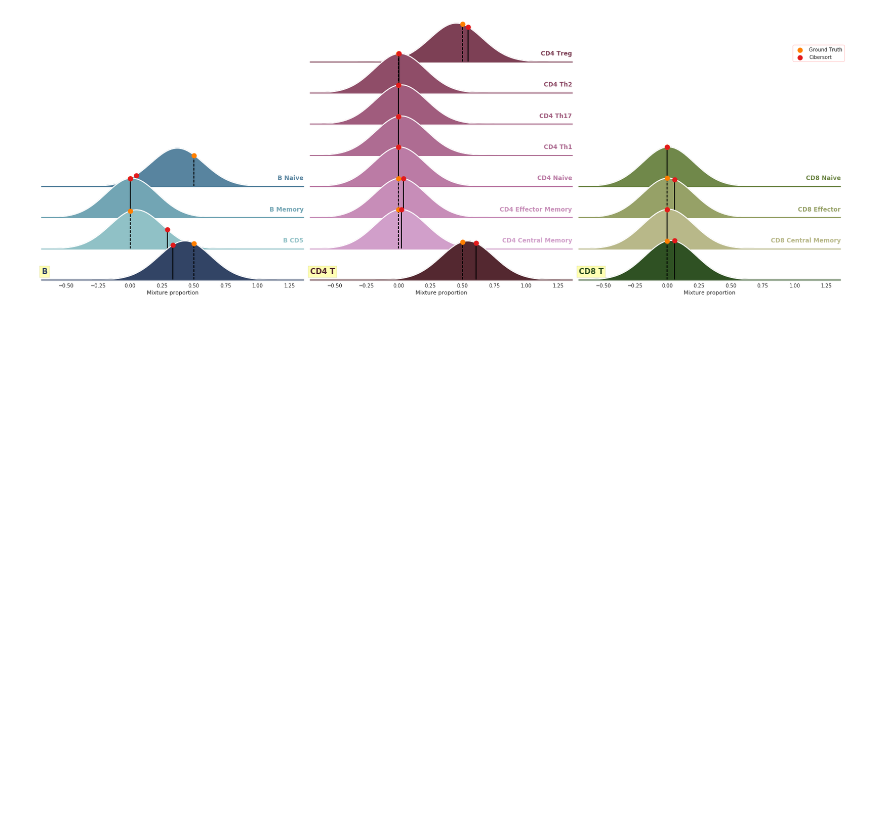
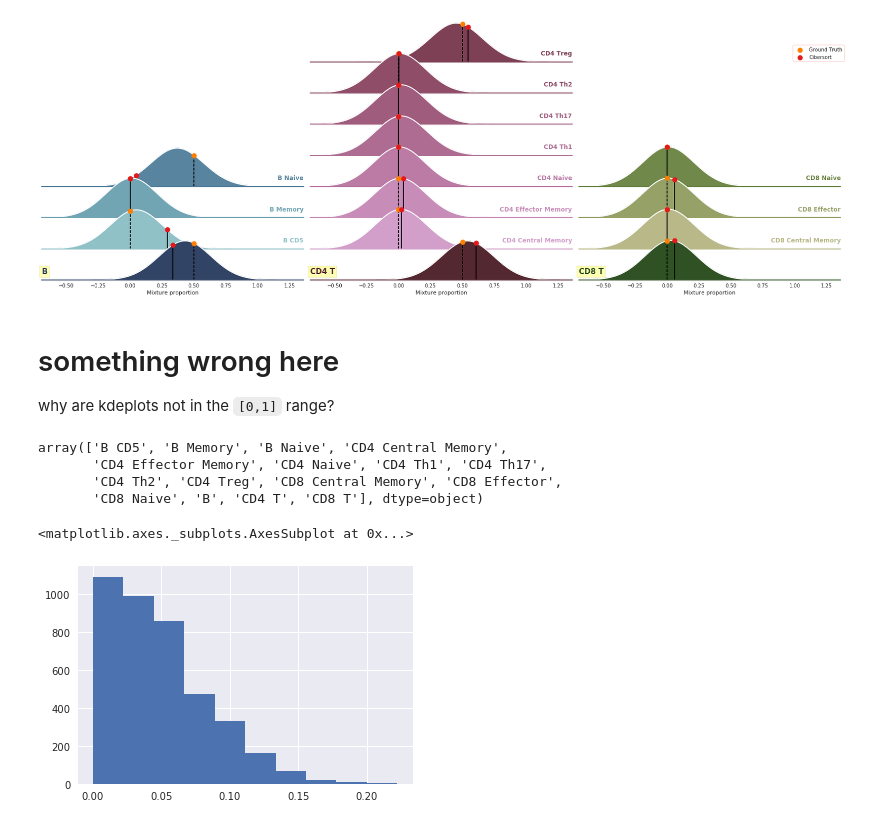
Before and after one commit to hammerlab/immune-infiltrate-explorations, a Jupyter notebook: model-single-origin-samples/2.1.2 Clearer figure.ipynb, the cells around one changed output. Drawn from its saved outputs; the diff is of its cells as text; code cells hidden in the pictures; blank space fills up the shorter version.

Commit message:
cleaning up figure further

```diff
--- a/model-single-origin-samples/2.1.2 Clearer figure.ipynb
+++ b/model-single-origin-samples/2.1.2 Clearer figure.ipynb
@@ -1578,3 +1578,19 @@ with sns.axes_style("white", rc={"axes.facecolor": (0, 0, 0, 0)}):
     g.fig
 # %% [output]
 [figure]
+# %% [markdown]
+# something wrong here
+
+why are kdeplots not in the `[0,1]` range?
+# %%
+grp.subset_name.unique()
+# %% [output]
+array(['B CD5', 'B Memory', 'B Naive', 'CD4 Central Memory',
+       'CD4 Effector Memory', 'CD4 Naive', 'CD4 Th1', 'CD4 Th17',
+       'CD4 Th2', 'CD4 Treg', 'CD8 Central Memory', 'CD8 Effector',
+       'CD8 Naive', 'B', 'CD4 T', 'CD8 T'], dtype=object)
+# %%
+grp[grp['subset_name'] == 'B CD5'].estimate.hist()
+# %% [output]
+<matplotlib.axes._subplots.AxesSubplot at 0x...>
+[figure, added]
```
Also changed, not shown: parts of 15 cells of this notebook, 2 other files.
